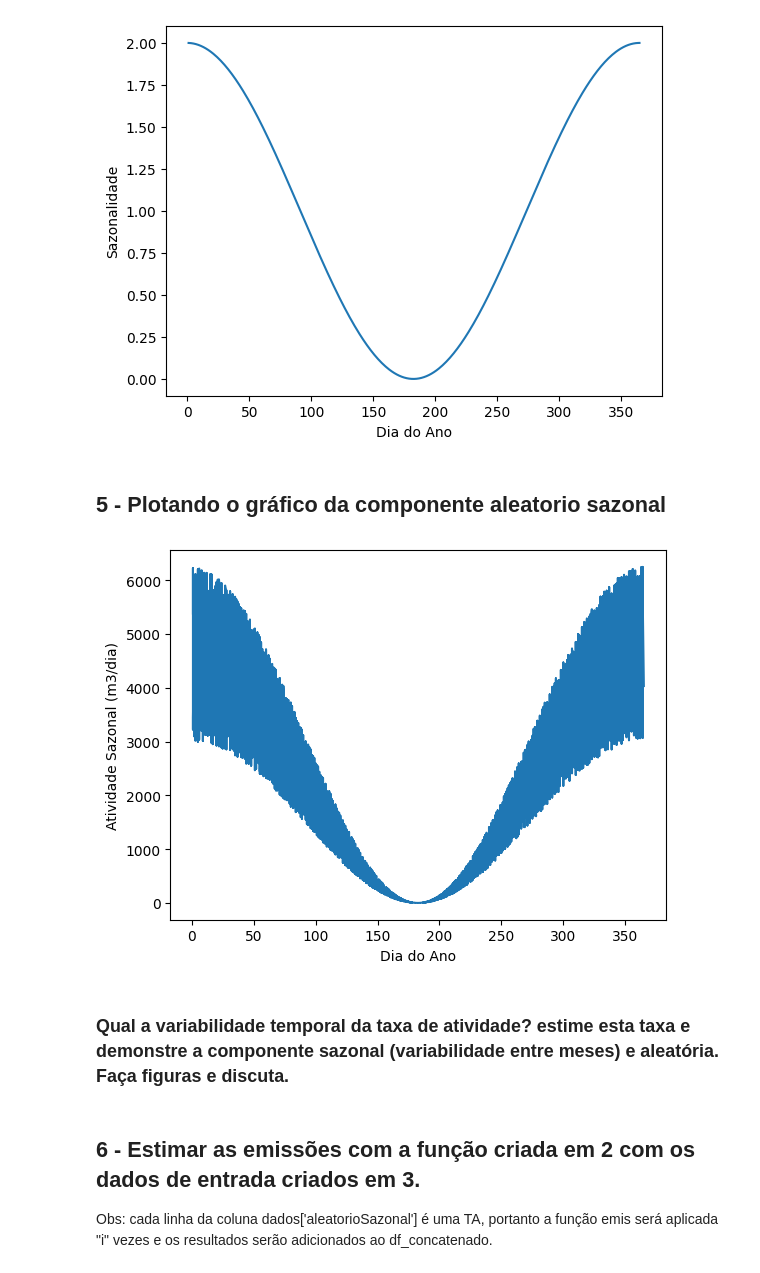
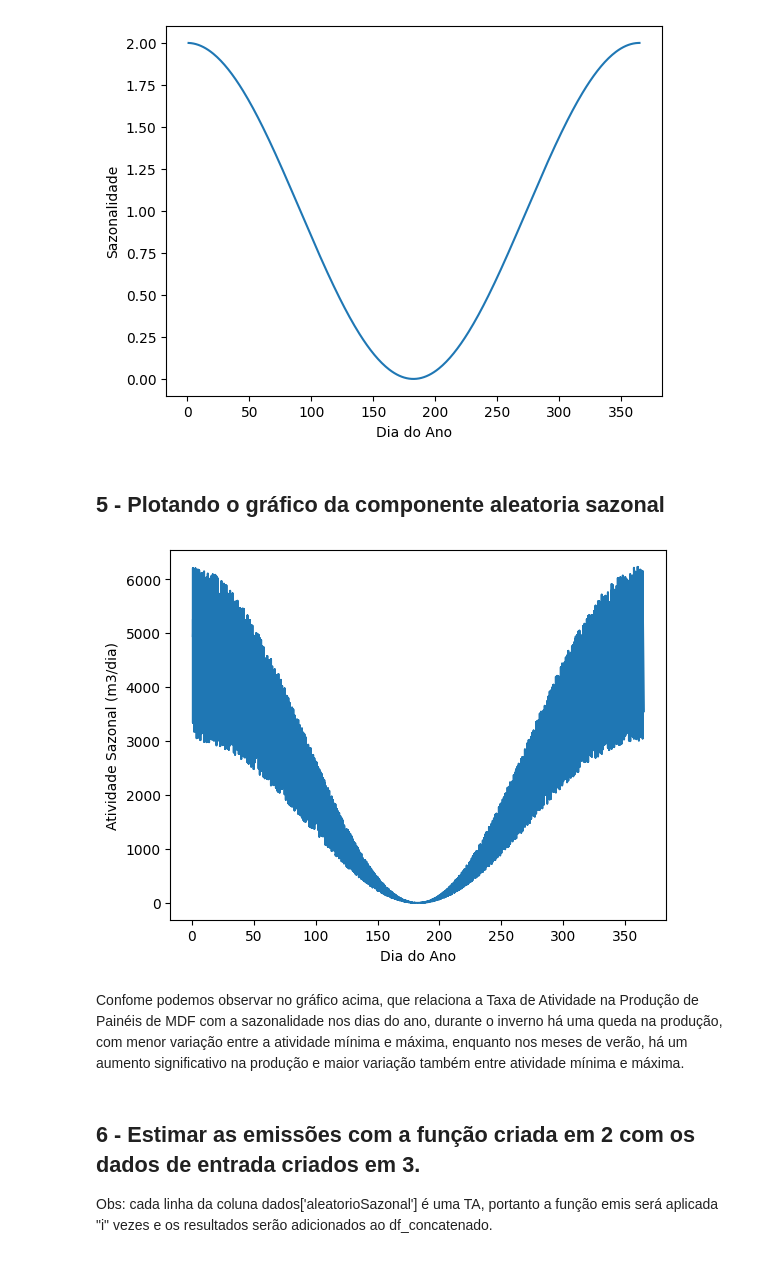
Before and after one commit to Suelensilva22/ENS5173_202401, a Jupyter notebook: Atividade01_01.ipynb, the cells around one changed output. Drawn from its saved outputs; the diff is of its cells as text; code cells hidden in the pictures.

```diff
--- a/Atividade01_01.ipynb
+++ b/Atividade01_01.ipynb
@@ -165,41 +165,40 @@ dados = variabilidade(ta) # chamando a funcao
 # %% [output]
 [figure]
 # %% [markdown]
-## 5 - Plotando o gráfico da componente aleatorio sazonal
+## 5 - Plotando o gráfico da componente aleatoria sazonal
 # %%
 def variabilidade(ta):
     datas = pd.date_range(start='2023-01-01', end='2023-12-31', freq='H') # intervalo de datas
     df = pd.DataFrame({'Data': datas}) # DataFrame com as datas
     df['Mes'] = df['Data'].dt.month # nova coluna com os meses no DataFrame
     df['Dia do Ano'] = df['Data'].dt.dayofyear # nova coluna com os dias no DataFrame
 
     sazonalidade = np.cos((2*np.pi)*df['Dia do Ano']/365)+1 # funcao que modela a sazonalidade
     df['sazonalidade'] = sazonalidade # variabilidade da TA entre os dias (componente sazonal)
 
     # variabilidade da TA entre os dias (componente aleatoria), metodo de Monte-Carlo:
     # obs: 1ano = 365 dias
     atvMax = ta/365
     atvMin = 1500
     n = df.shape[0] # Extraindo o número de linhas/número de datas
     atv = (atvMax - atvMin) * np.random.rand(n) + atvMin
 
     df['atividade'] = atv
-    df['aleatorioSazonal'] = df['atividade'] * df['sazonalidade'] # Valores aleatórios com sazonalidade
+    df['AtividadeSazonal'] = df['atividade'] * df['sazonalidade'] # Valores aleatórios com sazonalidade
 
-    plt.plot(df['Dia do Ano'], df['aleatorioSazonal'])
+    plt.plot(df['Dia do Ano'], df['AtividadeSazonal'])
     plt.xlabel('Dia do Ano')
     plt.ylabel('Atividade Sazonal (m3/dia)')
     plt.show()
     df.to_csv(r"C:\Users\vinicius\Documents\ENS5173_202401\tabelas\FE\ativ.csv")
 
     return df
 
 dados = variabilidade(ta) # chamando a funcao
 # %% [output]
-[figure, old version]
+[figure, new version]
 # %% [markdown]
-
-### Qual a variabilidade temporal da taxa de atividade? estime esta taxa e demonstre a componente sazonal (variabilidade entre meses) e aleatória. Faça figuras e discuta.
+Confome podemos observar no gráfico acima, que relaciona a Taxa de Atividade na Produção de Painéis de MDF com a sazonalidade nos dias do ano, durante o inverno há uma queda na produção, com menor variação entre a atividade mínima e máxima, enquanto nos meses de verão, há um aumento significativo na produção e maior variação também entre atividade mínima e máxima.
 # %% [markdown]
 ## 6 - Estimar as emissões com a função criada em 2 com os dados de entrada criados em 3.
 Obs: cada linha da coluna dados['aleatorioSazonal'] é uma TA, portanto a função emis será aplicada "i" vezes e os resultados serão adicionados ao df_concatenado.
```
Also changed, not shown: parts of 3 cells of this notebook.
